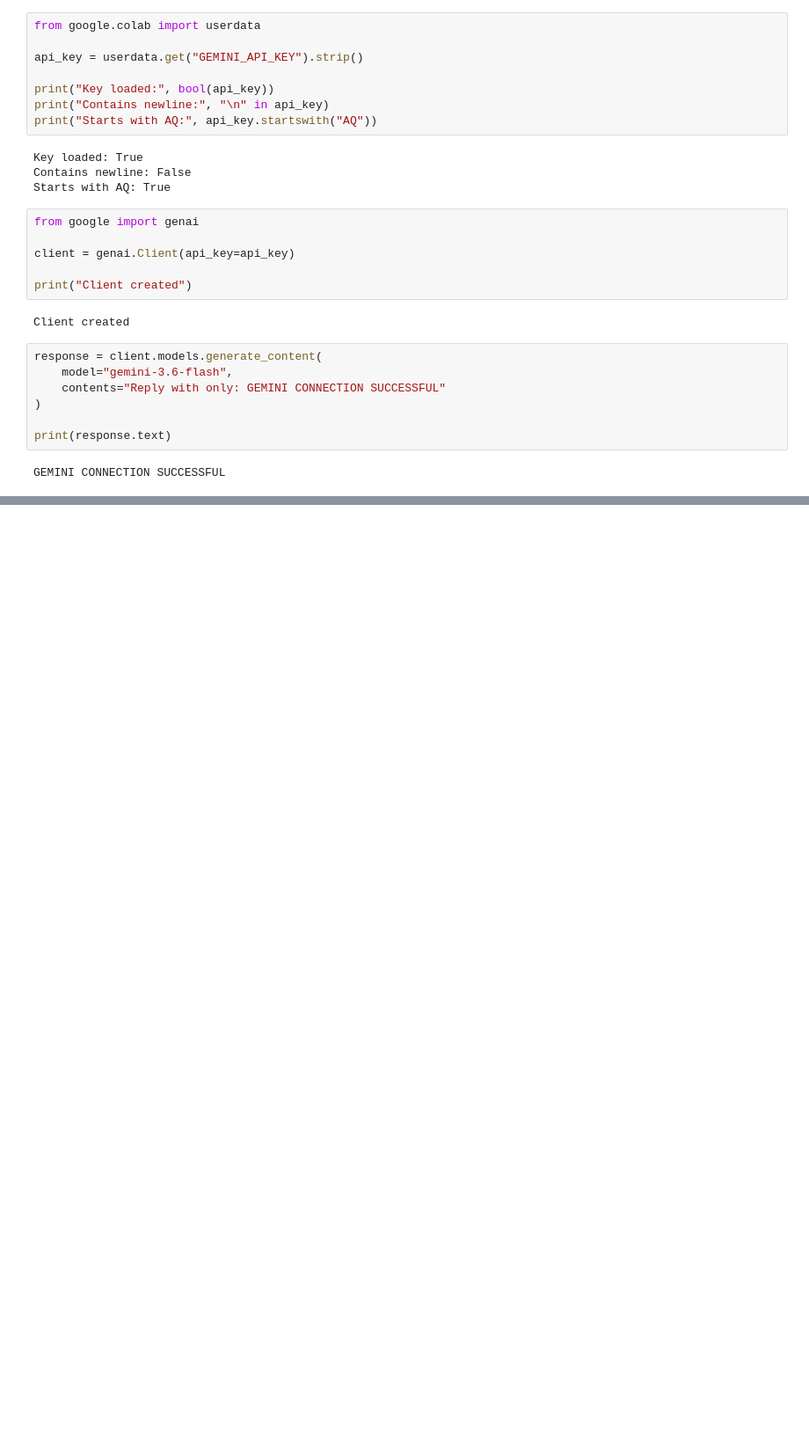
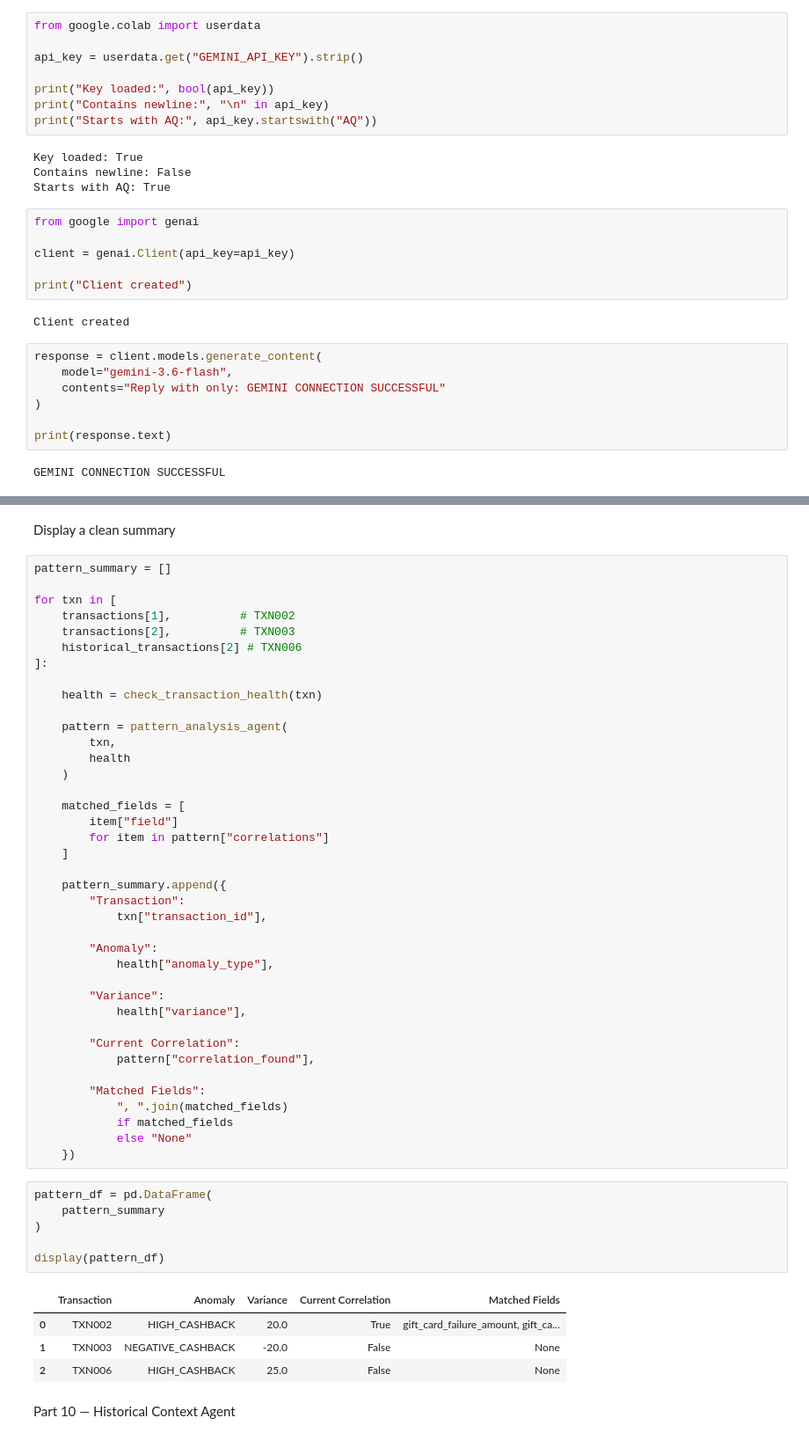
Before and after one commit to bojannithya-tech/nithyabojan, a Jupyter notebook: AI_POS_Transaction_Anomaly_Assistant.ipynb, the cells around one changed output, grey strips where cells are left out. Shown at 88% size. Drawn from its saved outputs; the diff is of its cells as text; blank space fills up the shorter version.

```diff
--- a/AI_POS_Transaction_Anomaly_Assistant.ipynb
+++ b/AI_POS_Transaction_Anomaly_Assistant.ipynb
@@ -1340,0 +1734,54 @@ Part 10 — Evaluation
+# %% [markdown]
+Display a clean summary
+# %%
+pattern_summary = []
+
+for txn in [
+    transactions[1],          # TXN002
+    transactions[2],          # TXN003
+    historical_transactions[2] # TXN006
+]:
+
+    health = check_transaction_health(txn)
+
+    pattern = pattern_analysis_agent(
+        txn,
+        health
+    )
+
+    matched_fields = [
+        item["field"]
+        for item in pattern["correlations"]
+    ]
+
+    pattern_summary.append({
+        "Transaction":
+            txn["transaction_id"],
+
+        "Anomaly":
+            health["anomaly_type"],
+
+        "Variance":
+            health["variance"],
+
+        "Current Correlation":
+            pattern["correlation_found"],
+
+        "Matched Fields":
+            ", ".join(matched_fields)
+            if matched_fields
+            else "None"
+    })
+# %%
+pattern_df = pd.DataFrame(
+    pattern_summary
+)
+
+display(pattern_df)
+# %% [output]
+|  | Transaction | Anomaly | Variance | Current Correlation | Matched Fields |
+| 0 | TXN002 | HIGH_CASHBACK | 20.0 | True | gift_card_failure_amount, gift_ca... |
+| 1 | TXN003 | NEGATIVE_CASHBACK | -20.0 | False | None |
+| 2 | TXN006 | HIGH_CASHBACK | 25.0 | False | None |
+# %% [markdown]
+Part 10 — Historical Context Agent
```
Also changed, not shown: parts of 144 cells of this notebook.
